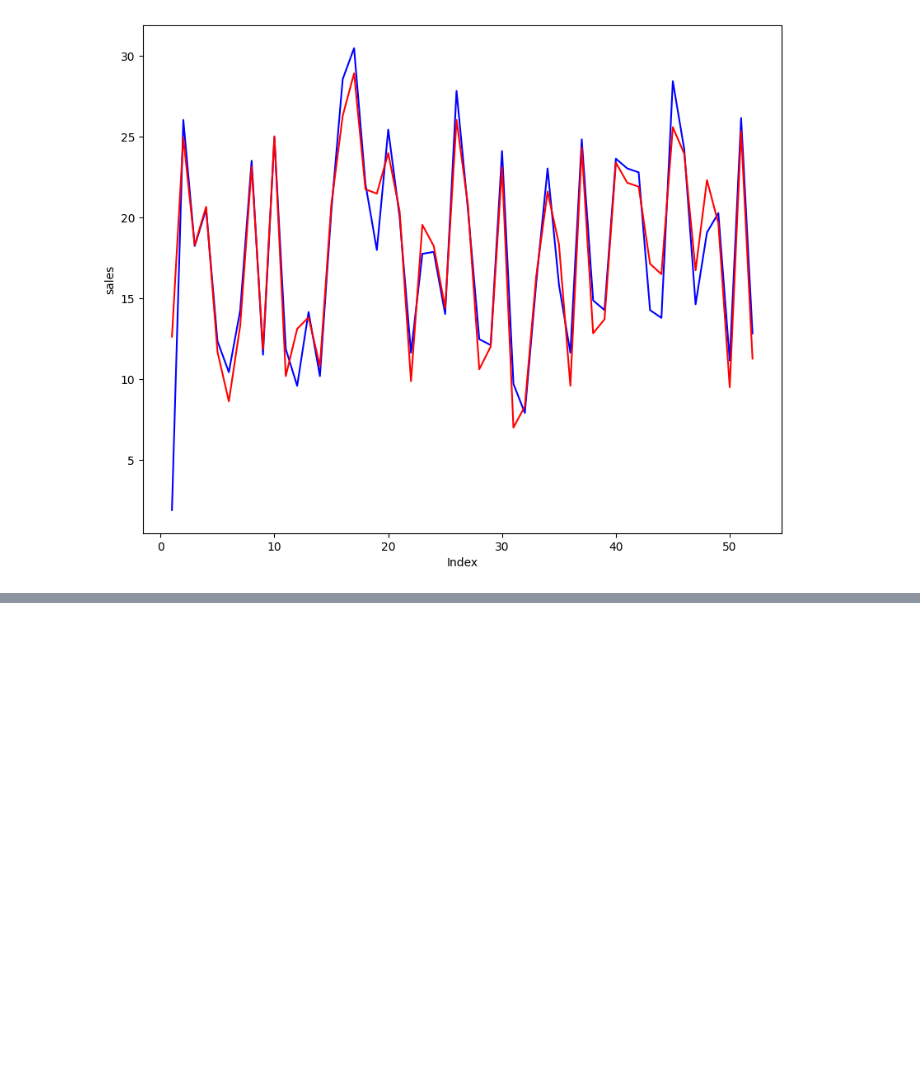
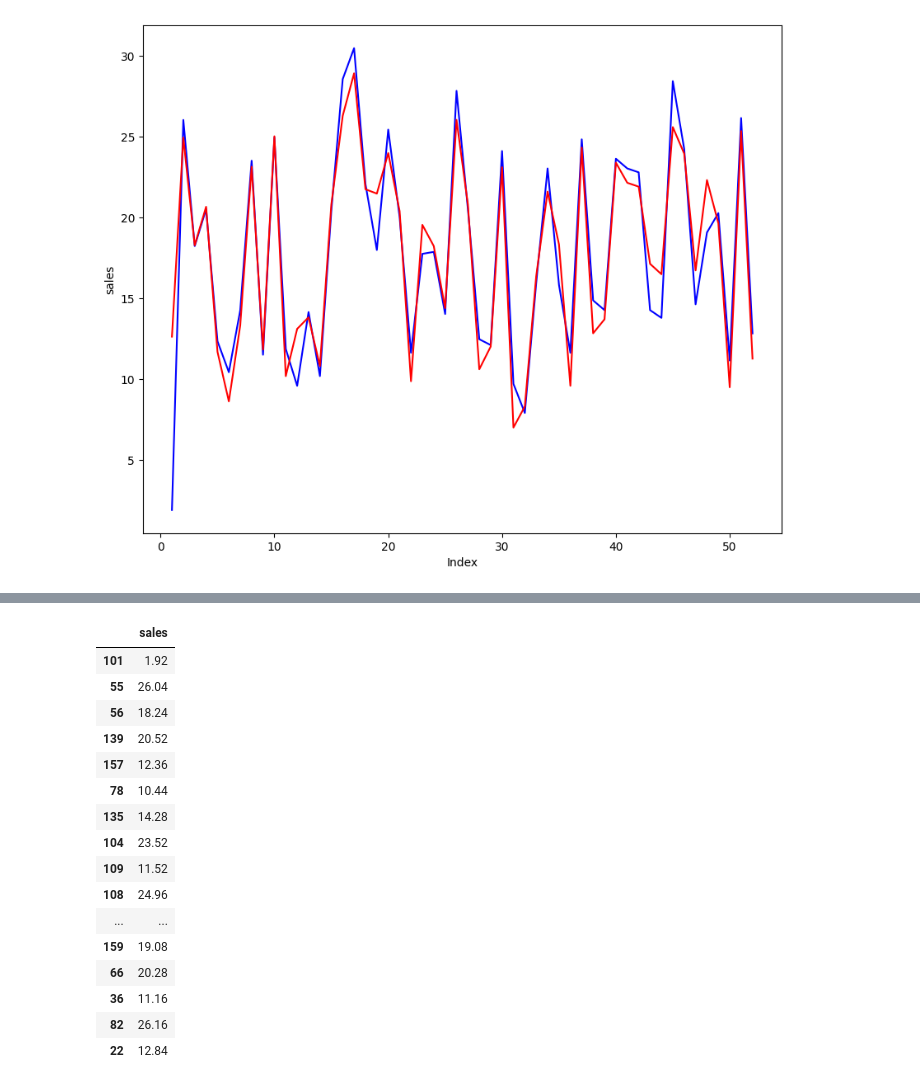
Before and after one commit to vcautela/Regressao_Linear_MKT, a Jupyter notebook: Regressao_Linear_MKT.ipynb, the cells around one changed output, grey strips where cells are left out. Cells and saved outputs as stored; diff of their text form; code cells hidden in the pictures; blank space fills up the shorter version.

```diff
--- a/Regressao_Linear_MKT.ipynb
+++ b/Regressao_Linear_MKT.ipynb
@@ -233,0 +234,20 @@ sns.lineplot(data=tabela)
+# %%
+y_test
+# %% [output]
+|  | sales |
+| 101 | 1.92 |
+| 55 | 26.04 |
+| 56 | 18.24 |
+| 139 | 20.52 |
+| 157 | 12.36 |
+| 78 | 10.44 |
+| 135 | 14.28 |
+| 104 | 23.52 |
+| 109 | 11.52 |
+| 108 | 24.96 |
+| ... | ... |
+| 159 | 19.08 |
+| 66 | 20.28 |
+| 36 | 11.16 |
+| 82 | 26.16 |
+| 22 | 12.84 |
```
Also changed, not shown: parts of 2 cells of this notebook.
